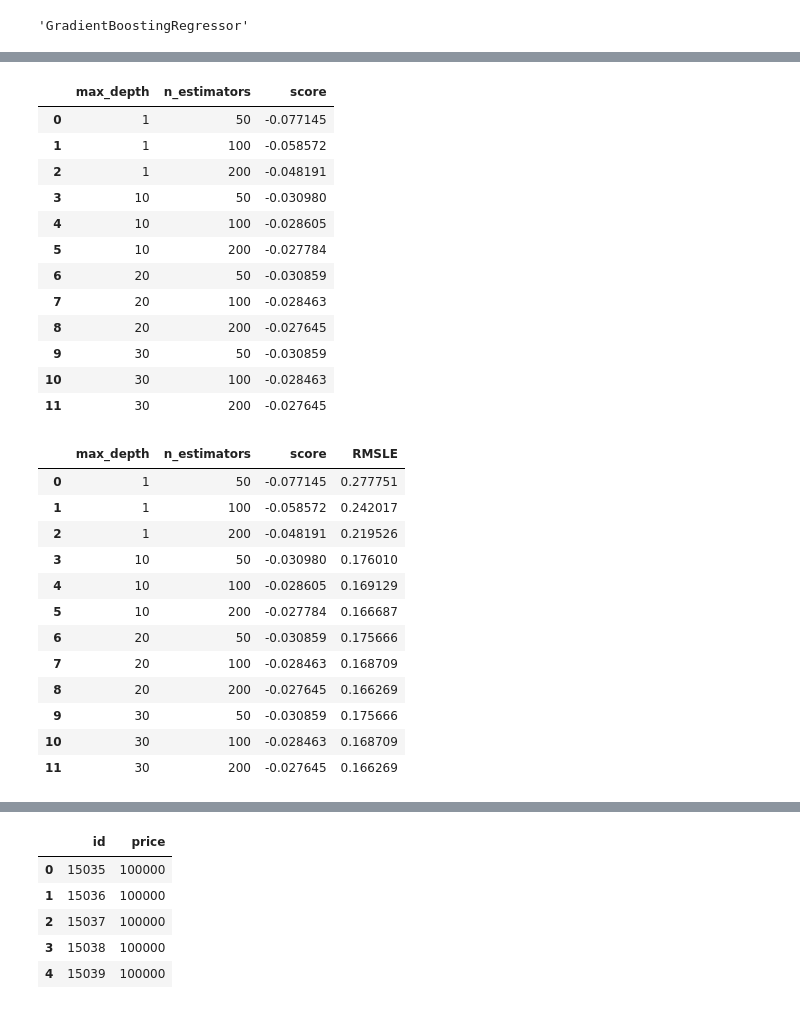
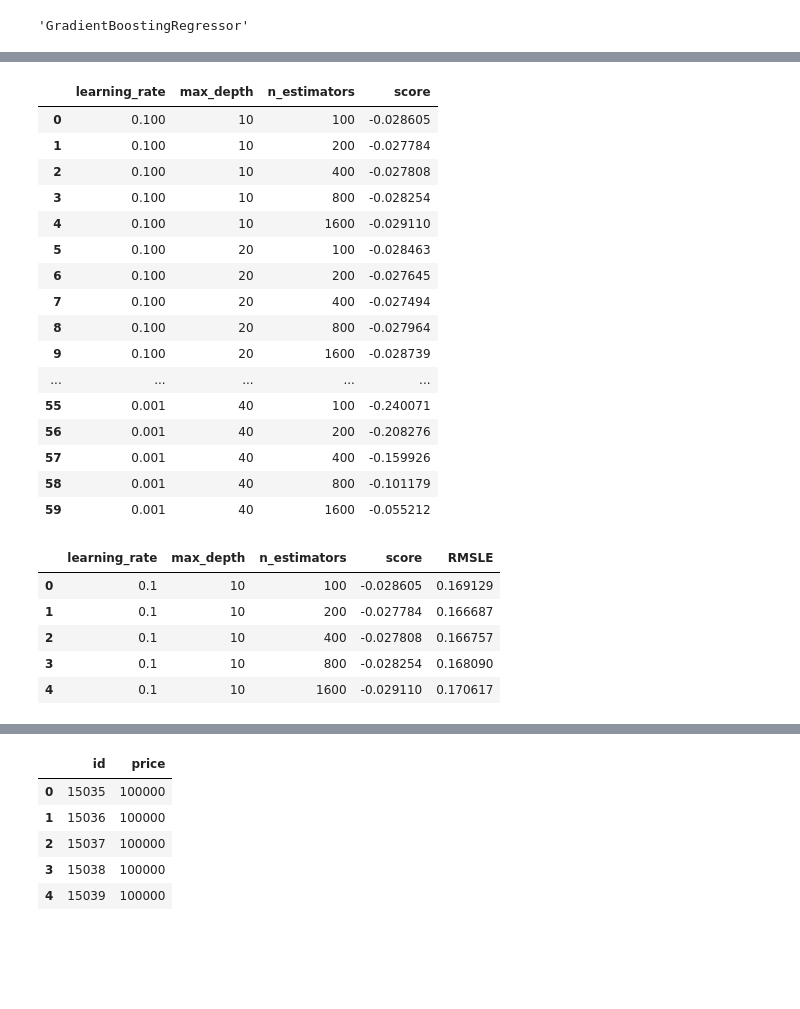
Before and after one commit to wonderkyeom/kaggle_House-Price-Prediction, a Jupyter notebook: my_first_kaggle.ipynb, the cells around one changed output, grey strips where cells are left out. Cells and saved outputs as stored; diff of their text form; code cells hidden in the pictures; blank space fills up the shorter version.

```diff
--- a/my_first_kaggle.ipynb
+++ b/my_first_kaggle.ipynb
@@ -496,3 +491,12 @@ param_grid = {
+# %%
+param_grid = {
+    'n_estimators': [100, 200, 400, 800, 1600],
+    'max_depth': [10, 20, 30, 40],
+    'learning_rate': [0.1, 0.01, 0.001],
+    # 'subsample_for_bin': [100000, 200000, 400000],
+    # 'random_state': [2020, 1, 1024, 2048]
+    # 'num_leaves': [31, 1023],
+}
 # %%
 model = LGBMRegressor(random_state=random_state)
 # %%
@@ -538,37 +546,34 @@ results['score'] = score
 
 results
 # %% [output]
-|  | max_depth | n_estimators | score |
-| 0 | 1 | 50 | -0.077145 |
-| 1 | 1 | 100 | -0.058572 |
-| 2 | 1 | 200 | -0.048191 |
-| 3 | 10 | 50 | -0.030980 |
-| 4 | 10 | 100 | -0.028605 |
-| 5 | 10 | 200 | -0.027784 |
-| 6 | 20 | 50 | -0.030859 |
-| 7 | 20 | 100 | -0.028463 |
-| 8 | 20 | 200 | -0.027645 |
-| 9 | 30 | 50 | -0.030859 |
-| 10 | 30 | 100 | -0.028463 |
-| 11 | 30 | 200 | -0.027645 |
+|  | learning_rate | max_depth | n_estimators | score |
+| 0 | 0.100 | 10 | 100 | -0.028605 |
+| 1 | 0.100 | 10 | 200 | -0.027784 |
+| 2 | 0.100 | 10 | 400 | -0.027808 |
+| 3 | 0.100 | 10 | 800 | -0.028254 |
+| 4 | 0.100 | 10 | 1600 | -0.029110 |
+| 5 | 0.100 | 20 | 100 | -0.028463 |
+| 6 | 0.100 | 20 | 200 | -0.027645 |
+| 7 | 0.100 | 20 | 400 | -0.027494 |
+| 8 | 0.100 | 20 | 800 | -0.027964 |
+| 9 | 0.100 | 20 | 1600 | -0.028739 |
+| ... | ... | ... | ... | ... |
+| 55 | 0.001 | 40 | 100 | -0.240071 |
+| 56 | 0.001 | 40 | 200 | -0.208276 |
+| 57 | 0.001 | 40 | 400 | -0.159926 |
+| 58 | 0.001 | 40 | 800 | -0.101179 |
+| 59 | 0.001 | 40 | 1600 | -0.055212 |
 # %%
 results['RMSE'] = np.sqrt(-1 * results['score'])
 results = results.rename(columns={'RMSE': 'RMSLE'})
 
-results
+results.head()
 # %% [output]
-|  | max_depth | n_estimators | score | RMSLE |
-| 0 | 1 | 50 | -0.077145 | 0.277751 |
-| 1 | 1 | 100 | -0.058572 | 0.242017 |
-| 2 | 1 | 200 | -0.048191 | 0.219526 |
-| 3 | 10 | 50 | -0.030980 | 0.176010 |
-| 4 | 10 | 100 | -0.028605 | 0.169129 |
-| 5 | 10 | 200 | -0.027784 | 0.166687 |
-| 6 | 20 | 50 | -0.030859 | 0.175666 |
-| 7 | 20 | 100 | -0.028463 | 0.168709 |
-| 8 | 20 | 200 | -0.027645 | 0.166269 |
-| 9 | 30 | 50 | -0.030859 | 0.175666 |
-| 10 | 30 | 100 | -0.028463 | 0.168709 |
-| 11 | 30 | 200 | -0.027645 | 0.166269 |
+|  | learning_rate | max_depth | n_estimators | score | RMSLE |
+| 0 | 0.1 | 10 | 100 | -0.028605 | 0.169129 |
+| 1 | 0.1 | 10 | 200 | -0.027784 | 0.166687 |
+| 2 | 0.1 | 10 | 400 | -0.027808 | 0.166757 |
+| 3 | 0.1 | 10 | 800 | -0.028254 | 0.168090 |
+| 4 | 0.1 | 10 | 1600 | -0.029110 | 0.170617 |
 # %%
 results = results.sort_values('RMSLE')
```
Also changed, not shown: parts of 22 cells of this notebook.
